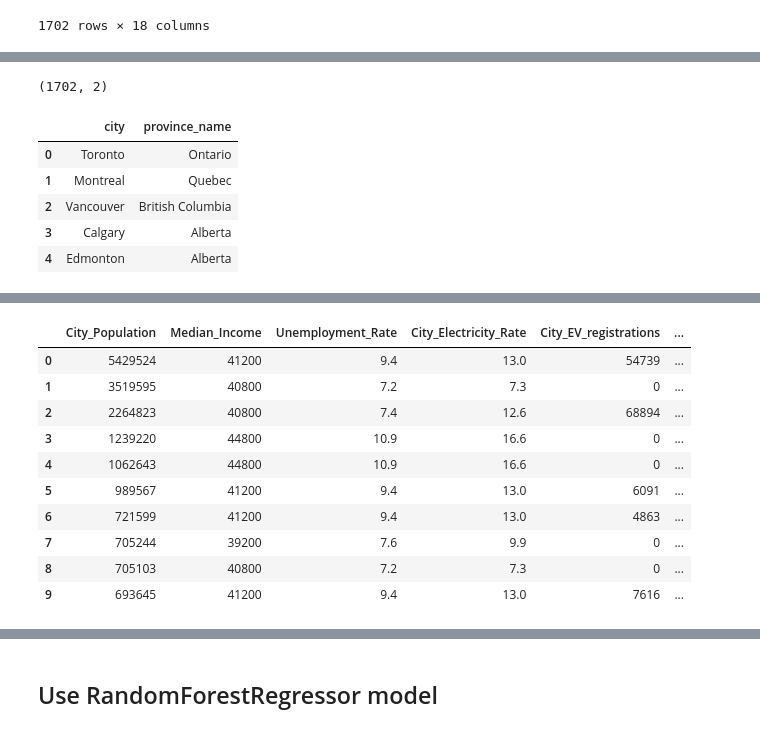
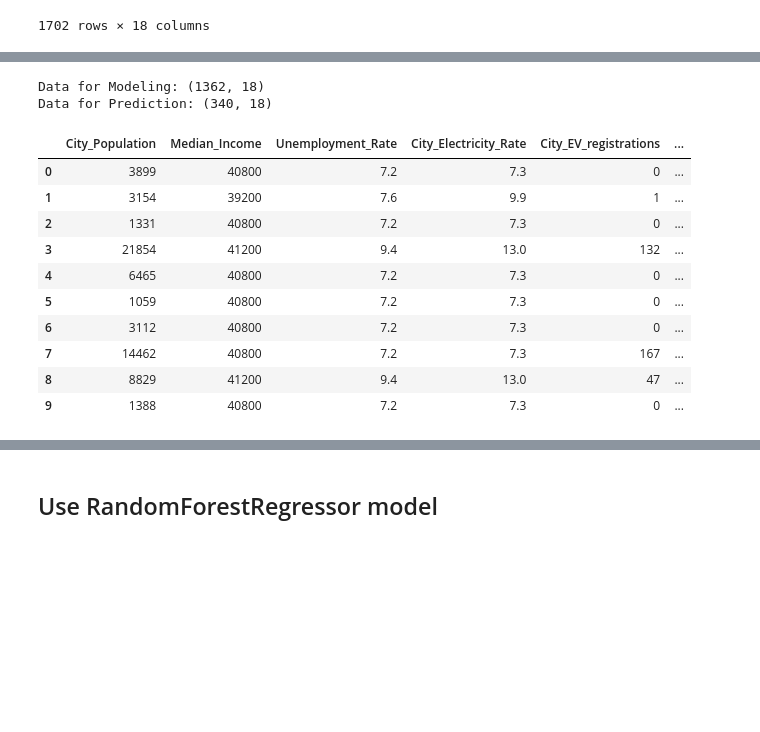
Before and after one commit to JorMerr/EV_charging_locations, a Jupyter notebook: ML-model.ipynb, the cells around one changed output, grey strips where cells are left out. Saved outputs shown, nothing was run; the diff lists cells and outputs as text; code cells hidden in the pictures; blank space fills up the shorter version.

Commit message:
split data into training and testing sets and saved new model and csv files

```diff
--- a/ML-model.ipynb
+++ b/ML-model.ipynb
@@ -65,16 +34,3 @@ Index(['id', 'city', 'province_id', 'province_name', 'City_Population',
-# %%
-# Create a new DataFrame to hold the City and Province
-city_prov_df = pd.DataFrame(EV_stations_df[['city', 'province_name']])
-print(city_prov_df.shape)
-city_prov_df.head()
-# %% [output]
-(1702, 2)
-|  | city | province_name |
-| 0 | Toronto | Ontario |
-| 1 | Montreal | Quebec |
-| 2 | Vancouver | British Columbia |
-| 3 | Calgary | Alberta |
-| 4 | Edmonton | Alberta |
 # %%
 # Copy original EV_stations_df DataFrame to features_df
 features_df = EV_stations_df.copy()
@@ -86,22 +42,34 @@ features_df.head()
 | 2 | 1124825478 | Vancouver | BC | British Columbia | 2264823 | 40800 | 7.4 | ... |
 | 3 | 1124690423 | Calgary | AB | Alberta | 1239220 | 44800 | 10.9 | ... |
 | 4 | 1124290735 | Edmonton | AB | Alberta | 1062643 | 44800 | 10.9 | ... |
+# %%
+# Withhold 20% of dataset before training model in order to test accuracy
+features_data = features_df.sample(frac=0.8, random_state=42).reset_index(drop=True)
+unseen_data = features_df.drop(features_data.index).reset_index(drop=True)
+
+# review shape of modeling and prediction datasets
+print('Data for Modeling: ' + str(features_data.shape))
+print('Data for Prediction: ' + str(unseen_data.shape))
+# %% [output]
+Data for Modeling: (1362, 18)
+Data for Prediction: (340, 18)
 # %%
 # Drop the columns identifying each city: id, city, province_id, province_name
-features_df = features_df.drop(columns=["id", "province_id", "city", "province_name"])
+features_train = features_data.drop(columns=["id", "province_id", "city", "province_name"])
+features_unseen = unseen_data.drop(columns=["id", "province_id", "city", "province_name"])
 # print(features_df.shape)
-features_df.head(10)
+features_train.head(10)
 # %% [output]
 |  | City_Population | Median_Income | Unemployment_Rate | City_Electricity_Rate | City_EV_registrations | ... |
-| 0 | 5429524 | 41200 | 9.4 | 13.0 | 54739 | ... |
-| 1 | 3519595 | 40800 | 7.2 | 7.3 | 0 | ... |
-| 2 | 2264823 | 40800 | 7.4 | 12.6 | 68894 | ... |
-| 3 | 1239220 | 44800 | 10.9 | 16.6 | 0 | ... |
-| 4 | 1062643 | 44800 | 10.9 | 16.6 | 0 | ... |
-| 5 | 989567 | 41200 | 9.4 | 13.0 | 6091 | ... |
-| 6 | 721599 | 41200 | 9.4 | 13.0 | 4863 | ... |
-| 7 | 705244 | 39200 | 7.6 | 9.9 | 0 | ... |
-| 8 | 705103 | 40800 | 7.2 | 7.3 | 0 | ... |
-| 9 | 693645 | 41200 | 9.4 | 13.0 | 7616 | ... |
+| 0 | 3899 | 40800 | 7.2 | 7.3 | 0 | ... |
+| 1 | 3154 | 39200 | 7.6 | 9.9 | 1 | ... |
+| 2 | 1331 | 40800 | 7.2 | 7.3 | 0 | ... |
+| 3 | 21854 | 41200 | 9.4 | 13.0 | 132 | ... |
+| 4 | 6465 | 40800 | 7.2 | 7.3 | 0 | ... |
+| 5 | 1059 | 40800 | 7.2 | 7.3 | 0 | ... |
+| 6 | 3112 | 40800 | 7.2 | 7.3 | 0 | ... |
+| 7 | 14462 | 40800 | 7.2 | 7.3 | 167 | ... |
+| 8 | 8829 | 41200 | 9.4 | 13.0 | 47 | ... |
+| 9 | 1388 | 40800 | 7.2 | 7.3 | 0 | ... |
 # %%
 # Save categorical variable column incentives_status to variable for encoding
```
Also changed, not shown: parts of 22 cells of this notebook, 5 other files.
